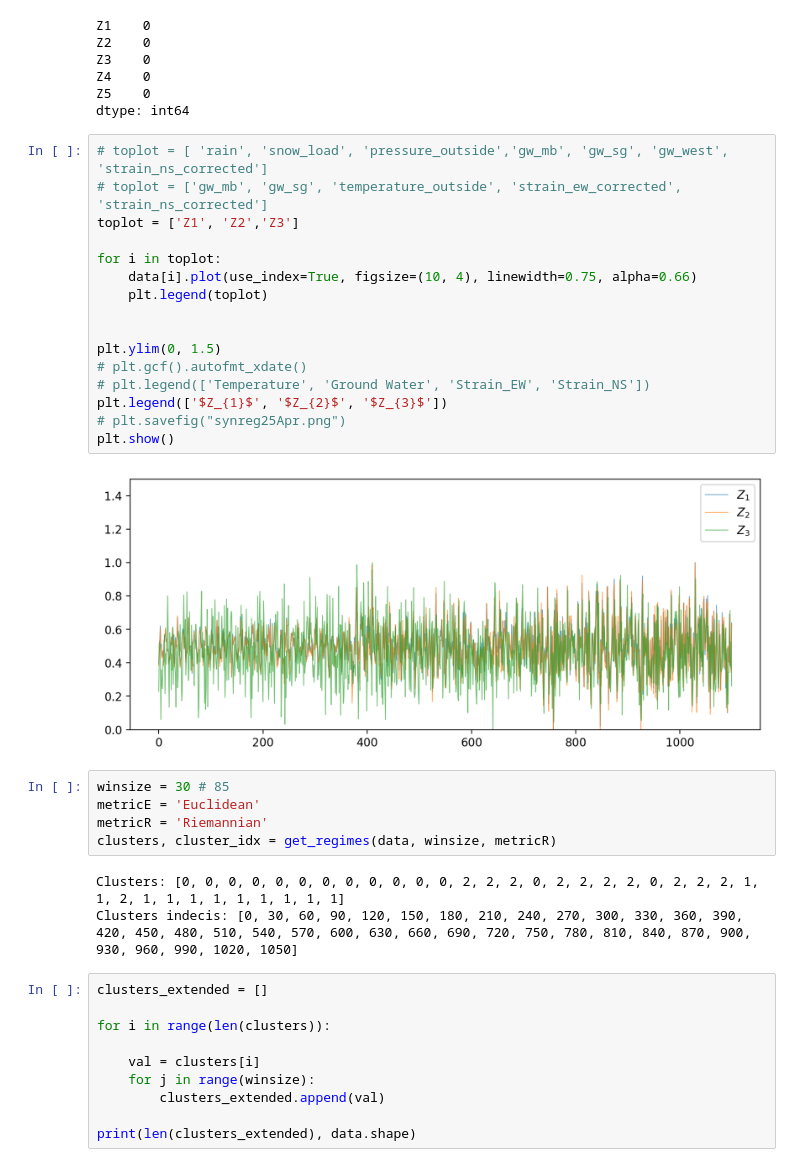
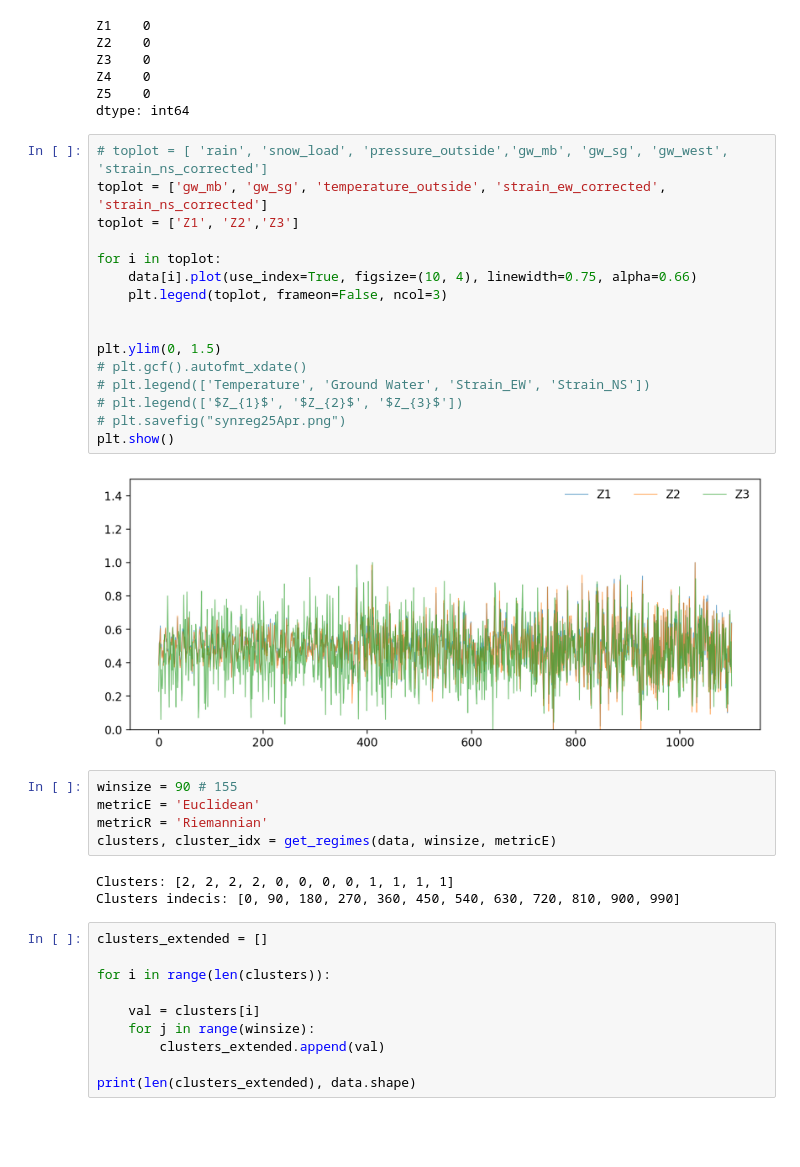
Before and after one commit to wasimahmadpk/RegimeIdentification, a Jupyter notebook: src/regimes_identification.ipynb, the cells around one changed output. Saved outputs shown, nothing was run; the diff lists cells and outputs as text; blank space fills up the shorter version.

Commit message:
regimes analysis updated

```diff
--- a/src/regimes_identification.ipynb
+++ b/src/regimes_identification.ipynb
@@ -157,30 +157,30 @@ Z5    0
 dtype: int64
 # %%
 # toplot = [ 'rain', 'snow_load', 'pressure_outside','gw_mb', 'gw_sg', 'gw_west', 'strain_ns_corrected']
-# toplot = ['gw_mb', 'gw_sg', 'temperature_outside', 'strain_ew_corrected', 'strain_ns_corrected']
+toplot = ['gw_mb', 'gw_sg', 'temperature_outside', 'strain_ew_corrected', 'strain_ns_corrected']
 toplot = ['Z1', 'Z2','Z3']
 
 for i in toplot:
     data[i].plot(use_index=True, figsize=(10, 4), linewidth=0.75, alpha=0.66)
-    plt.legend(toplot)
+    plt.legend(toplot, frameon=False, ncol=3)
 
 
 plt.ylim(0, 1.5)
 # plt.gcf().autofmt_xdate()
 # plt.legend(['Temperature', 'Ground Water', 'Strain_EW', 'Strain_NS'])
-plt.legend(['$Z_{1}$', '$Z_{2}$', '$Z_{3}$'])
+# plt.legend(['$Z_{1}$', '$Z_{2}$', '$Z_{3}$'])
 # plt.savefig("synreg25Apr.png")
 plt.show()
 # %% [output]
-[figure, old version]
+[figure, new version]
 # %%
-winsize = 30 # 85
+winsize = 90 # 155
 metricE = 'Euclidean'
 metricR = 'Riemannian'
-clusters, cluster_idx = get_regimes(data, winsize, metricR)
+clusters, cluster_idx = get_regimes(data, winsize, metricE)
 # %% [output]
-Clusters: [0, 0, 0, 0, 0, 0, 0, 0, 0, 0, 0, 0, 2, 2, 2, 0, 2, 2, 2, 2, 0, 2, 2, 2, 1, 1, 2, 1, 1, 1, 1, 1, 1, 1, 1, 1]
-Clusters indecis: [0, 30, 60, 90, 120, 150, 180, 210, 240, 270, 300, 330, 360, 390, 420, 450, 480, 510, 540, 570, 600, 630, 660, 690, 720, 750, 780, 810, 840, 870, 900, 930, 960, 990, 1020, 1050]
+Clusters: [2, 2, 2, 2, 0, 0, 0, 0, 1, 1, 1, 1]
+Clusters indecis: [0, 90, 180, 270, 360, 450, 540, 630, 720, 810, 900, 990]
 # %%
 clusters_extended = []
 
```
Also changed, not shown: parts of 2 cells of this notebook.
